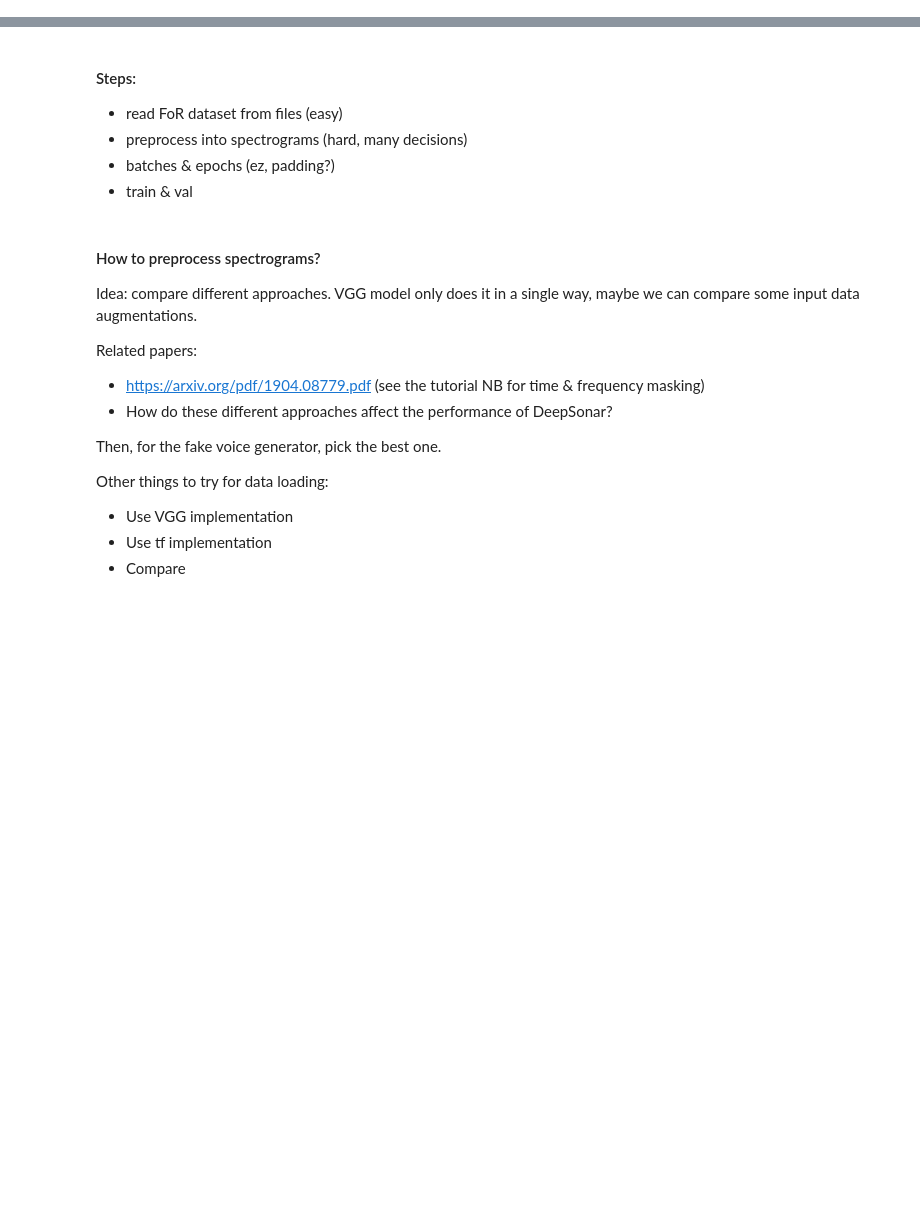
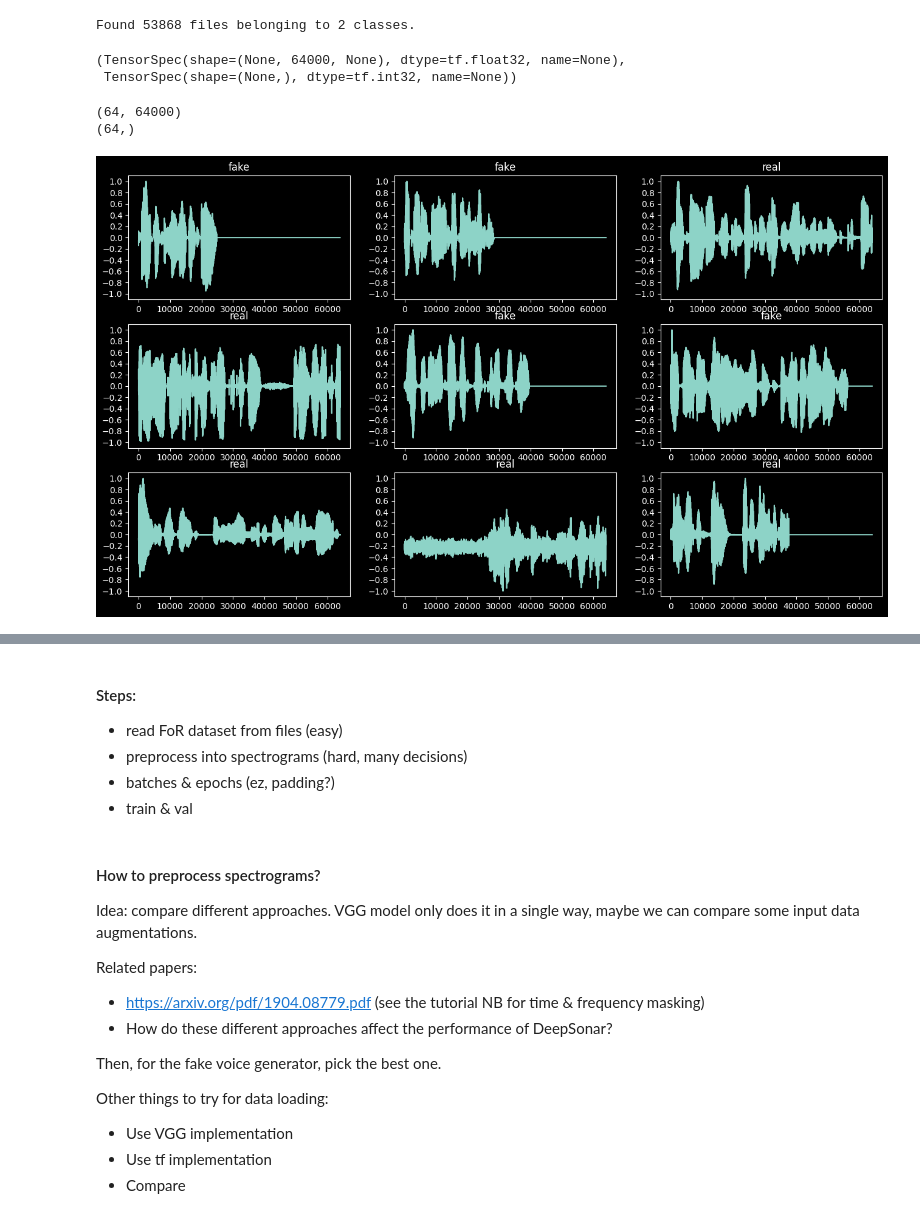
Before and after one commit to bameroncaird/deepsonar, a Jupyter notebook: notebooks/train_deepsonar.ipynb, the cells around one changed output, grey strips where cells are left out. Drawn from its saved outputs; the diff is of its cells as text; code cells hidden in the pictures; blank space fills up the shorter version.

Commit message:
still debugging training deepsonar

```diff
--- a/notebooks/train_deepsonar.ipynb
+++ b/notebooks/train_deepsonar.ipynb
@@ -0,0 +22,57 @@
+# %%
+# right now, we are cutting off all examples at a constant length
+# would like to explore recurrent architectures for variable lengths
+AUDIO_LENGTH_SECONDS = 4
+# %%
+train_ds = tf.keras.utils.audio_dataset_from_directory(
+    directory="D:/for-norm/training/",
+    batch_size=64,
+    validation_split=0,
+    seed=0,
+    output_sequence_length=16000*AUDIO_LENGTH_SECONDS
+)
+label_names = np.array(train_ds.class_names)
+# %% [output]
+Found 53868 files belonging to 2 classes.
+# %%
+train_ds.element_spec
+# %% [output]
+(TensorSpec(shape=(None, 64000, None), dtype=tf.float32, name=None),
+ TensorSpec(shape=(None,), dtype=tf.int32, name=None))
+# %%
+# convert data to mono (for-norm is mono), this just means one channel
+def squeeze(audio, labels):
+    audio = tf.squeeze(audio, axis=-1)
+    return audio, labels
+
+train_ds = train_ds.map(squeeze, tf.data.AUTOTUNE)
+# %%
+for example_audio, example_labels in train_ds.take(1):
+    print(example_audio.shape)
+    print(example_labels.shape)
+# %% [output]
+(64, 64000)
+(64,)
+# %%
+# visualize waveforms
+plt.style.use("dark_background")
+rows = 3
+cols = 3
+n = rows * cols
+fig, axes = plt.subplots(rows, cols, figsize=(16, 9))
+
+for i in range(n):
+    if i>=n:
+        break
+    r = i // cols
+    c = i % cols
+    ax = axes[r][c]
+    ax.plot(example_audio[i].numpy())
+    ax.set_yticks(np.arange(-1.2, 1.2, 0.2))
+    label = label_names[example_labels[i]]
+    ax.set_title(label)
+    ax.set_ylim([-1.1,1.1])
+
+plt.show()
+# %% [output]
+[figure, added]
```
Also changed, not shown: parts of 19 cells of this notebook, 1 other file.
